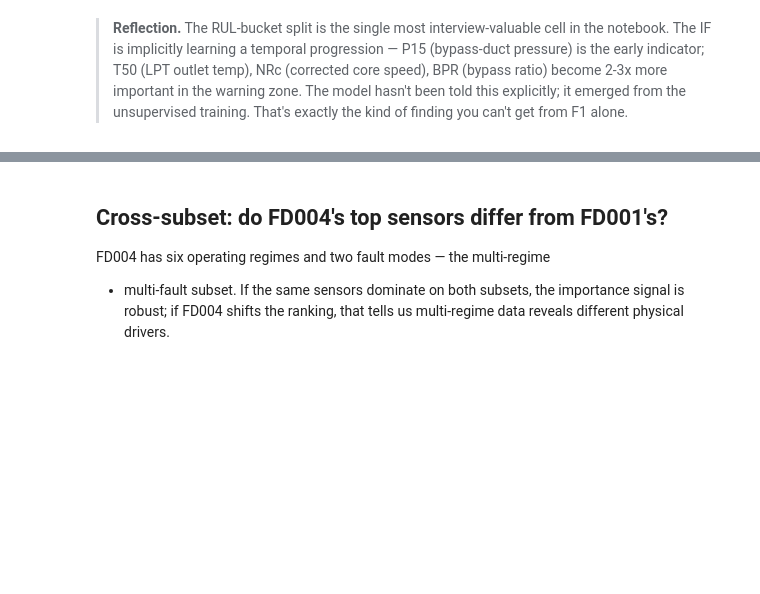
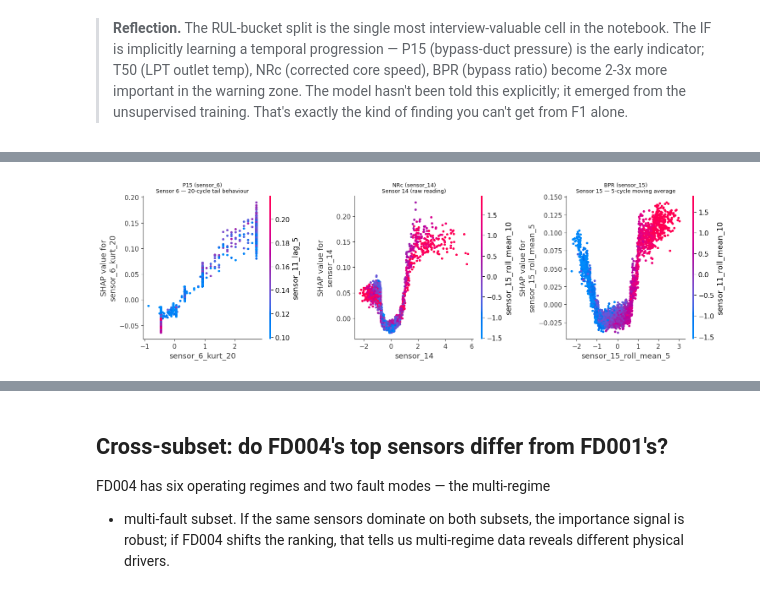
Before and after one commit to Anjanamb/sensor-anomaly-detection, a Jupyter notebook: notebooks/07_feature_importance.ipynb, the cells around one changed output, grey strips where cells are left out. Cells and saved outputs as stored; diff of their text form; code cells hidden in the pictures; blank space fills up the shorter version.

```diff
--- a/notebooks/07_feature_importance.ipynb
+++ b/notebooks/07_feature_importance.ipynb
@@ -255,0 +379,31 @@ plt.show()
+# %%
+# Pick the top 3 sensors and find the strongest engineered feature for each
+top3_sensors = sensor_imp.head(3)['base_sensor'].tolist()
+
+fig, axes = plt.subplots(1, 3, figsize=(15, 4.5))
+for ax, sensor in zip(axes, top3_sensors):
+    # Strongest engineered feature for this sensor
+    sensor_feats = explanation.per_feature[
+        explanation.per_feature['base_sensor'] == sensor
+    ]
+    if sensor_feats.empty:
+        continue
+    top_feat = sensor_feats.iloc[0]['feature']
+    feat_idx = feature_cols_001.index(top_feat)
+
+    shap.dependence_plot(
+        feat_idx, explanation.shap_values, X_test,
+        feature_names=feature_cols_001, show=False, ax=ax,
+    )
+    sensor_label = (
+        SENSOR_TABLE.loc[sensor, 'symbol']
+        if sensor in SENSOR_TABLE.index else sensor
+    )
+    ax.set_title(f"{sensor_label} ({sensor})\n{pretty_feature_label(top_feat)}",
+                 fontsize=9)
+
+plt.tight_layout()
+plt.savefig('../data/shap_dependence_top3.png', dpi=150, bbox_inches='tight')
+plt.show()
+# %% [output]
+[figure, added]
```
Also changed, not shown: parts of 17 cells of this notebook, 3 other files.
